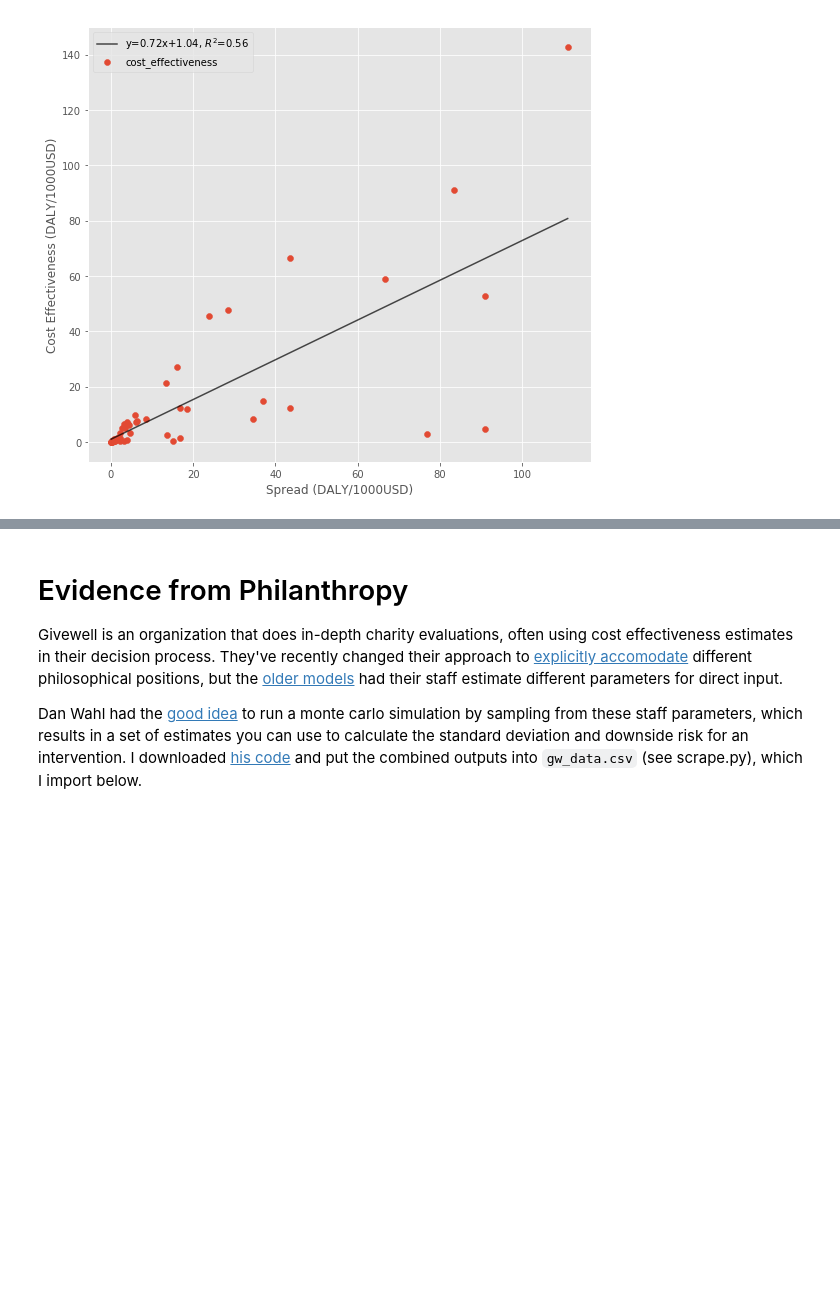
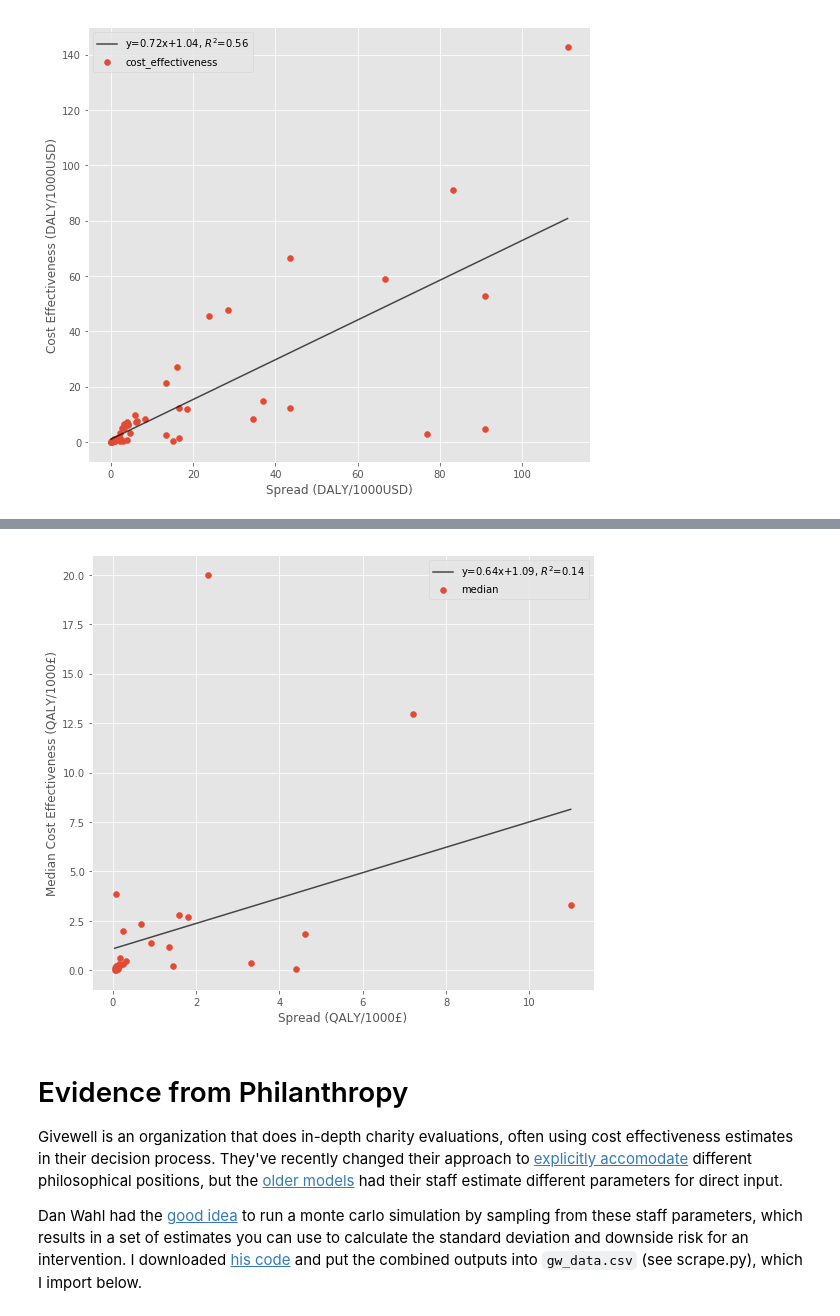
Before and after one commit to psthomas/risk-return, a Jupyter notebook: returns.ipynb, the cells around one changed output, grey strips where cells are left out. Drawn from its saved outputs; the diff is of its cells as text; code cells hidden in the pictures; blank space fills up the shorter version.

```diff
--- a/returns.ipynb
+++ b/returns.ipynb
@@ -185,3 +251,23 @@ So it seems there might be returns to risk taking when using the spread as the (
+# %%
+fig, ax = plt.subplots(figsize=(9,8))
+plt.scatter(nice_df['spread'], nice_df['median'])
+ax.set_xlabel('Spread (QALY/1000£)')
+ax.set_ylabel('Median Cost Effectiveness (QALY/1000£)')
+
+x = pd.DataFrame({'spread': np.linspace(nice_df['spread'].min(),
+                nice_df['spread'].max(), 100)})
+
+poly_0 = smf.ols(formula='median ~ 1 + spread',
+                 data=nice_df, missing='drop').fit()
+
+plt.plot(x, poly_0.predict(x), 'k-',
+         label='y={1:.2f}x+{2:.2f}, $R^2$={0:.2f}'.format(poly_0.rsquared,
+                                                  poly_0.params.spread,
+                                                  poly_0.params.Intercept), alpha=0.7)
+plt.legend()
+plt.show()
+# %% [output]
+[figure, added]
 # %% [markdown]
 # Evidence from Philanthropy
 
```
Also changed, not shown: parts of 6 cells of this notebook, 1 other file.
